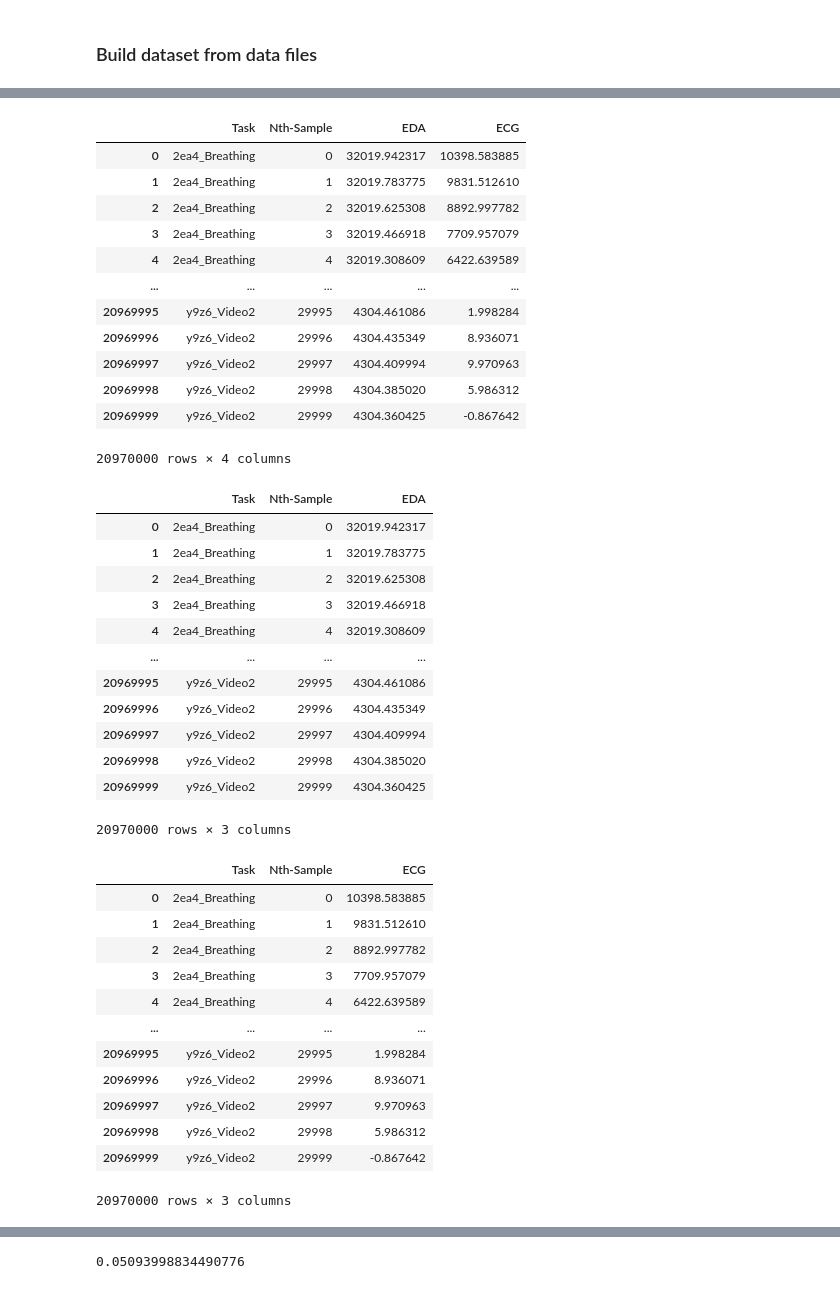
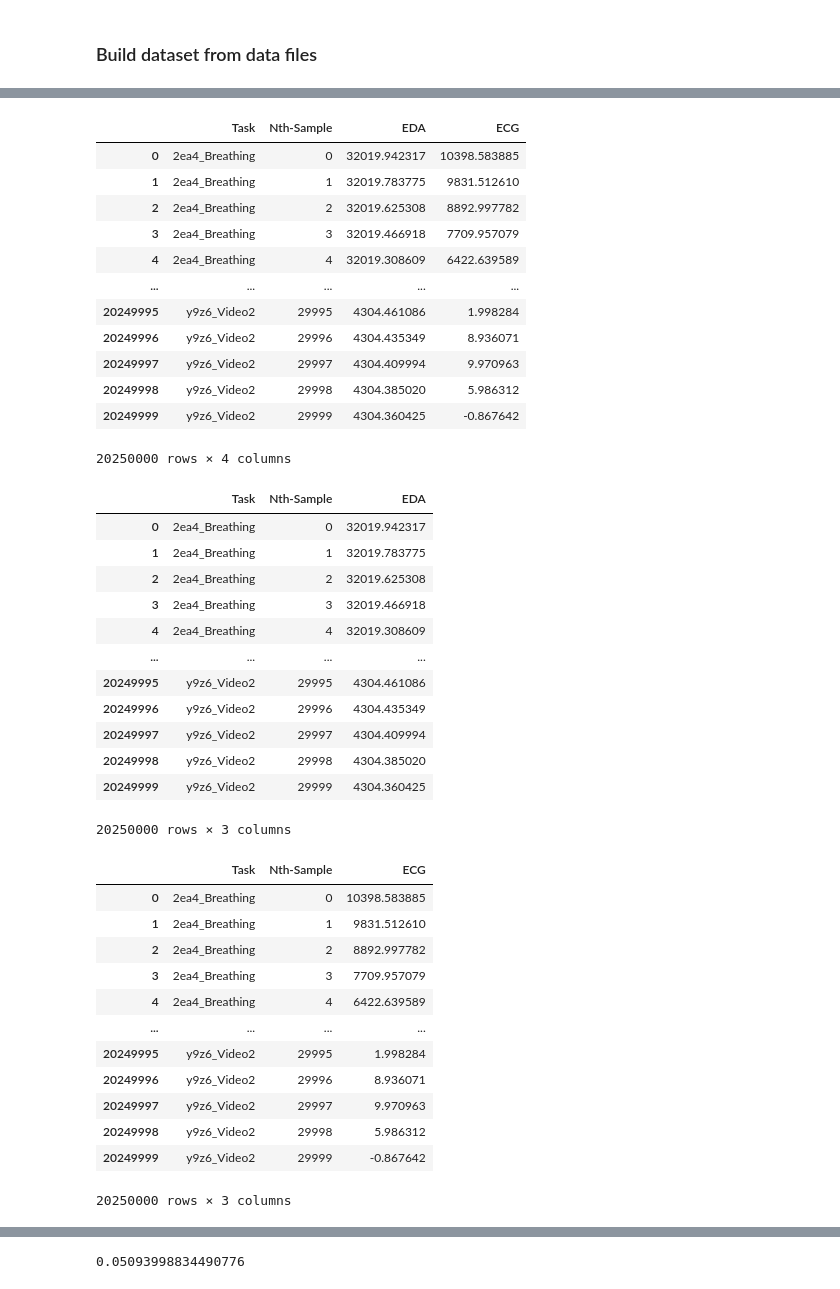
Before and after one commit to sergiodl-ubi/stressID, a Jupyter notebook: Feature Extraction/physiological/tsfresh_features_analysis.ipynb, the cells around one changed output, grey strips where cells are left out. Saved outputs shown, nothing was run; the diff lists cells and outputs as text; code cells hidden in the pictures.

Commit message:
UPdated tsfresh feature dataset remomving tasks with missing EDA information
Improved text visibility for tSNE manual engineered feats.

```diff
--- a/Feature Extraction/physiological/tsfresh_features_analysis.ipynb
+++ b/Feature Extraction/physiological/tsfresh_features_analysis.ipynb
@@ -61,6 +61,35 @@ LABELS_CONF = {
     },
 }
 
+tasks_to_drop = [
+    "2ea4_Counting1",
+    "2ea4_Counting2",
+    "2ea4_Reading",
+    "2ea4_Speaking",
+    "5f7t_Baseline",
+    "5f7t_Counting1",
+    "5f7t_Counting2",
+    "5f7t_Counting3",
+    "5f7t_Reading",
+    "5f7t_Video2",
+    "71i5_Counting1",
+    "71i5_Video1",
+    "dmbd_Counting1",
+    "dmbd_Counting3",
+    "dmbd_Math",
+    "iqyg_Baseline",
+    "iqyg_Counting1",
+    "iqyg_Counting2",
+    "iqyg_Reading",
+    "iqyg_Speaking",
+    "iqyg_Video2",
+    "j1u8_Breathing",
+    "r5s8_Counting3",
+    "r5s8_Math",
+    "r5s8_Speaking",
+    "r5s8_Stroop",
+    "tmvd_Relax",
+]
 
 @dataclass
 class Dataset:
@@ -82,6 +111,13 @@ for key, conf in LABELS_CONF.items():
         labels[key] = labels_df[conf["col_name"]]
 
 display(labels["b"])
+
+for to_drop in tasks_to_drop:
+    labels["b"].drop(to_drop, inplace=True, errors="ignore")
+    #labels["t"].drop(to_drop, inplace=True, errors="ignore")
+    #labels["q"].drop(to_drop, inplace=True, errors="ignore")
+
+display(labels["b"])
 # %% [output]
 subject/task
 2ea4_Breathing    0
@@ -136,40 +185,39 @@ for class_type, labels_set in labels.items():
             elif class_type == "q":
                 qlabel_series.extend(label_values)
             if subject_id not in subject_to_group:
                 subject_to_group[subject_id] = group_counter
                 group_counter += 1
             subject_series.extend(np.full(length, subject_to_group[subject_id]))
             subjects_in_columns.append(subject_to_group[subject_id])
             task_series.extend(np.full(length, col_name))
 
 data_df = pd.DataFrame({
     # "Subject": subject_series,
     "Task": task_series,
     "Nth-Sample": sample_n_series,
     "EDA": eda_series,
     "ECG": ecg_series})
 display(data_df)
 only_eda_df = data_df.drop(columns="ECG")
 display(only_eda_df)
 only_ecg_df = data_df.drop(columns="EDA")
 display(only_ecg_df)
 
 tasks_labels = labels["b"].copy()
-tasks_labels.drop("r5s8_Counting3", inplace=True)
 # %% [output]
 |  | Task | Nth-Sample | EDA | ECG |
 | 0 | 2ea4_Breathing | 0 | 32019.942317 | 10398.583885 |
 | 1 | 2ea4_Breathing | 1 | 32019.783775 | 9831.512610 |
 | 2 | 2ea4_Breathing | 2 | 32019.625308 | 8892.997782 |
 | 3 | 2ea4_Breathing | 3 | 32019.466918 | 7709.957079 |
 | 4 | 2ea4_Breathing | 4 | 32019.308609 | 6422.639589 |
 | ... | ... | ... | ... | ... |
-| 20969995 | y9z6_Video2 | 29995 | 4304.461086 | 1.998284 |
-| 20969996 | y9z6_Video2 | 29996 | 4304.435349 | 8.936071 |
-| 20969997 | y9z6_Video2 | 29997 | 4304.409994 | 9.970963 |
-| 20969998 | y9z6_Video2 | 29998 | 4304.385020 | 5.986312 |
-| 20969999 | y9z6_Video2 | 29999 | 4304.360425 | -0.867642 |
+| 20249995 | y9z6_Video2 | 29995 | 4304.461086 | 1.998284 |
+| 20249996 | y9z6_Video2 | 29996 | 4304.435349 | 8.936071 |
+| 20249997 | y9z6_Video2 | 29997 | 4304.409994 | 9.970963 |
+| 20249998 | y9z6_Video2 | 29998 | 4304.385020 | 5.986312 |
+| 20249999 | y9z6_Video2 | 29999 | 4304.360425 | -0.867642 |
-20970000 rows × 4 columns
+20250000 rows × 4 columns
 |  | Task | Nth-Sample | EDA |
 | 0 | 2ea4_Breathing | 0 | 32019.942317 |
 | 1 | 2ea4_Breathing | 1 | 32019.783775 |
@@ -177,12 +225,12 @@ tasks_labels.drop("r5s8_Counting3", inplace=True)
 | 3 | 2ea4_Breathing | 3 | 32019.466918 |
 | 4 | 2ea4_Breathing | 4 | 32019.308609 |
 | ... | ... | ... | ... |
-| 20969995 | y9z6_Video2 | 29995 | 4304.461086 |
-| 20969996 | y9z6_Video2 | 29996 | 4304.435349 |
-| 20969997 | y9z6_Video2 | 29997 | 4304.409994 |
-| 20969998 | y9z6_Video2 | 29998 | 4304.385020 |
-| 20969999 | y9z6_Video2 | 29999 | 4304.360425 |
+| 20249995 | y9z6_Video2 | 29995 | 4304.461086 |
+| 20249996 | y9z6_Video2 | 29996 | 4304.435349 |
+| 20249997 | y9z6_Video2 | 29997 | 4304.409994 |
+| 20249998 | y9z6_Video2 | 29998 | 4304.385020 |
+| 20249999 | y9z6_Video2 | 29999 | 4304.360425 |
-20970000 rows × 3 columns
+20250000 rows × 3 columns
 |  | Task | Nth-Sample | ECG |
 | 0 | 2ea4_Breathing | 0 | 10398.583885 |
 | 1 | 2ea4_Breathing | 1 | 9831.512610 |
@@ -190,12 +238,12 @@ tasks_labels.drop("r5s8_Counting3", inplace=True)
 | 3 | 2ea4_Breathing | 3 | 7709.957079 |
 | 4 | 2ea4_Breathing | 4 | 6422.639589 |
 | ... | ... | ... | ... |
-| 20969995 | y9z6_Video2 | 29995 | 1.998284 |
-| 20969996 | y9z6_Video2 | 29996 | 8.936071 |
-| 20969997 | y9z6_Video2 | 29997 | 9.970963 |
-| 20969998 | y9z6_Video2 | 29998 | 5.986312 |
-| 20969999 | y9z6_Video2 | 29999 | -0.867642 |
+| 20249995 | y9z6_Video2 | 29995 | 1.998284 |
+| 20249996 | y9z6_Video2 | 29996 | 8.936071 |
+| 20249997 | y9z6_Video2 | 29997 | 9.970963 |
+| 20249998 | y9z6_Video2 | 29998 | 5.986312 |
+| 20249999 | y9z6_Video2 | 29999 | -0.867642 |
-20970000 rows × 3 columns
+20250000 rows × 3 columns
 # %%
 # BOTH EDA and ECG
 EXTRACT_EDAECG = False
```
Also changed, not shown: parts of 11 cells of this notebook, 4 other files.
